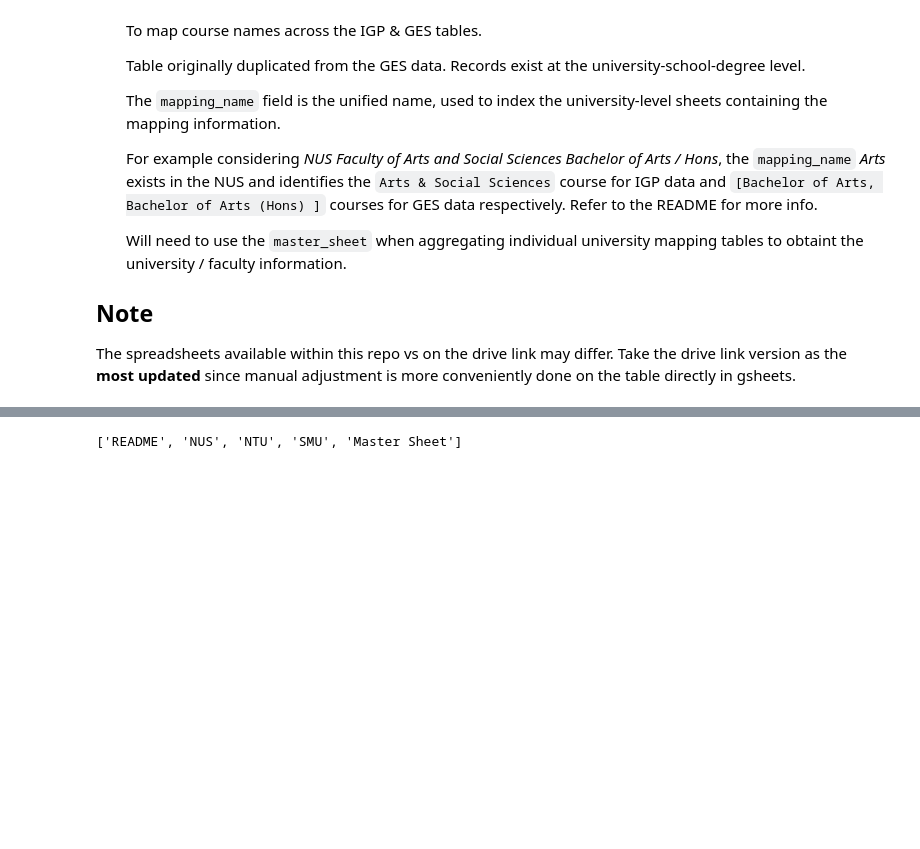
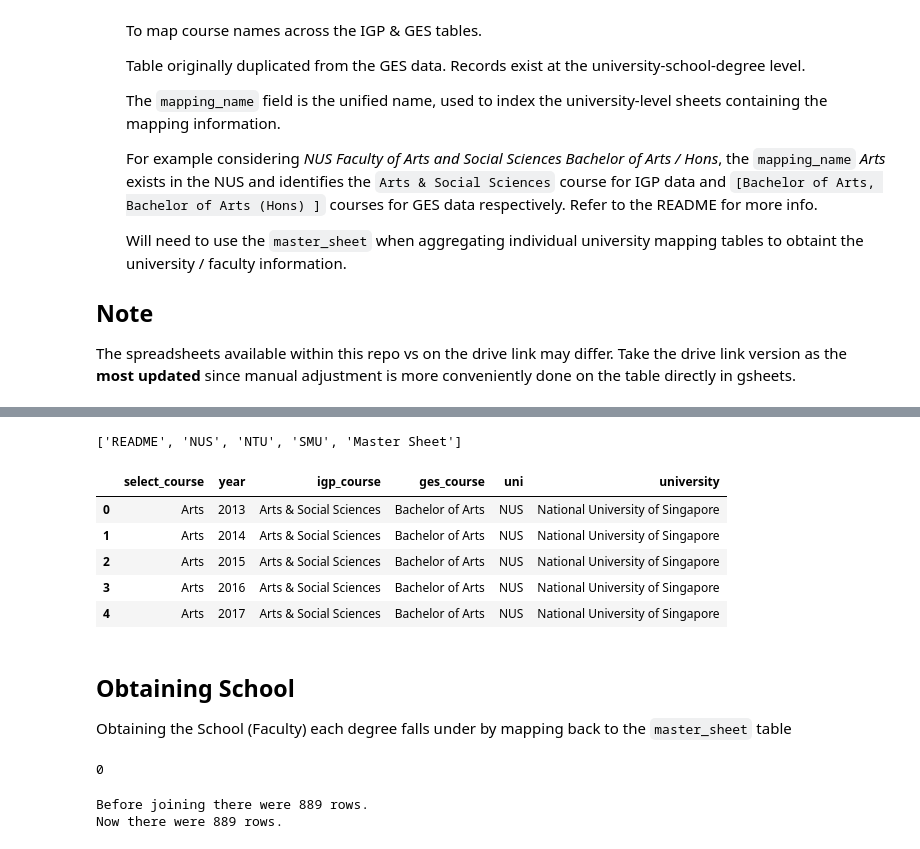
Before and after one commit to Lerac1275/admis_GES, a Jupyter notebook: notebooks/data_processing/master_agg.ipynb, the cells around one changed output, grey strips where cells are left out. Saved outputs shown, nothing was run; the diff lists cells and outputs as text; code cells hidden in the pictures; blank space fills up the shorter version.

```diff
--- a/notebooks/data_processing/master_agg.ipynb
+++ b/notebooks/data_processing/master_agg.ipynb
@@ -5,4 +7,7 @@ from tqdm import tqdm
 tqdm.pandas()
+# %%
+pd.set_option('display.max_columns', 20)
+pd.set_option('display.max_rows', 20)
 # %% [markdown]
 # Introduction
 
@@ -68,5 +80,34 @@ The spreadsheets available within this repo vs on the drive link may differ. Tak
 mappping_spreadsheet = pd.ExcelFile("../../data/IGP_GES_Mapping_Table.xlsx")
-# %%
-mappping_spreadsheet.sheet_names
-# %% [output]
-['README', 'NUS', 'NTU', 'SMU', 'Master Sheet']
+# %%
+# All the sheet names
+print(mappping_spreadsheet.sheet_names)
+# %% [output]
+['README', 'NUS', 'NTU', 'SMU', 'Master Sheet']
+# %%
+# Instantiate master dataframe
+master_df_raw = pd.DataFrame()
+
+# Combine into one dataframe
+for uni in tqdm(['NUS', 'NTU', 'SMU']):
+    # Read in that university's table
+    tmp_df = pd.read_excel(mappping_spreadsheet, sheet_name=uni)
+    # Add university name (in short form)
+    tmp_df['uni']=uni
+    # Append to master dataframe
+    master_df_raw=pd.concat([master_df_raw, tmp_df], ignore_index=True)
+# %%
+# Add the long form version of the uni name
+master_df_raw['university'] = master_df_raw['uni'].replace({
+    'NUS': 'National University of Singapore'
+    , 'NTU': 'Nanyang Technological University'
+    , 'SMU': 'Singapore Management University'
+})
+# %%
+master_df_raw.head()
+# %% [output]
+|  | select_course | year | igp_course | ges_course | uni | university |
+| 0 | Arts | 2013 | Arts & Social Sciences | Bachelor of Arts | NUS | National University of Singapore |
+| 1 | Arts | 2014 | Arts & Social Sciences | Bachelor of Arts | NUS | National University of Singapore |
+| 2 | Arts | 2015 | Arts & Social Sciences | Bachelor of Arts | NUS | National University of Singapore |
+| 3 | Arts | 2016 | Arts & Social Sciences | Bachelor of Arts | NUS | National University of Singapore |
+| 4 | Arts | 2017 | Arts & Social Sciences | Bachelor of Arts | NUS | National University of Singapore |
@@ -72,0 +119,4 @@ mappping_spreadsheet.sheet_names
+# %% [markdown]
+## Obtaining School
+
+Obtaining the School (Faculty) each degree falls under by mapping back to the `master_sheet` table
@@ -72,0 +140,7 @@ mappping_spreadsheet.sheet_names
+# %%
+# There should be no missing school values
+tmp=master_df_school.loc[master_df_school.school.isna()]
+print(tmp.shape[0])
+# Empty Table
+# %% [output]
+0
@@ -72,0 +155,6 @@ mappping_spreadsheet.sheet_names
+# %%
+print(f"Before joining there were {master_df_raw.shape[0]:,} rows.")
+print(f"Now there were {master_df_school.shape[0]:,} rows.")
+# %% [output]
+Before joining there were 889 rows.
+Now there were 889 rows.
```
Also changed, not shown: parts of 56 cells of this notebook, 3 other files.
